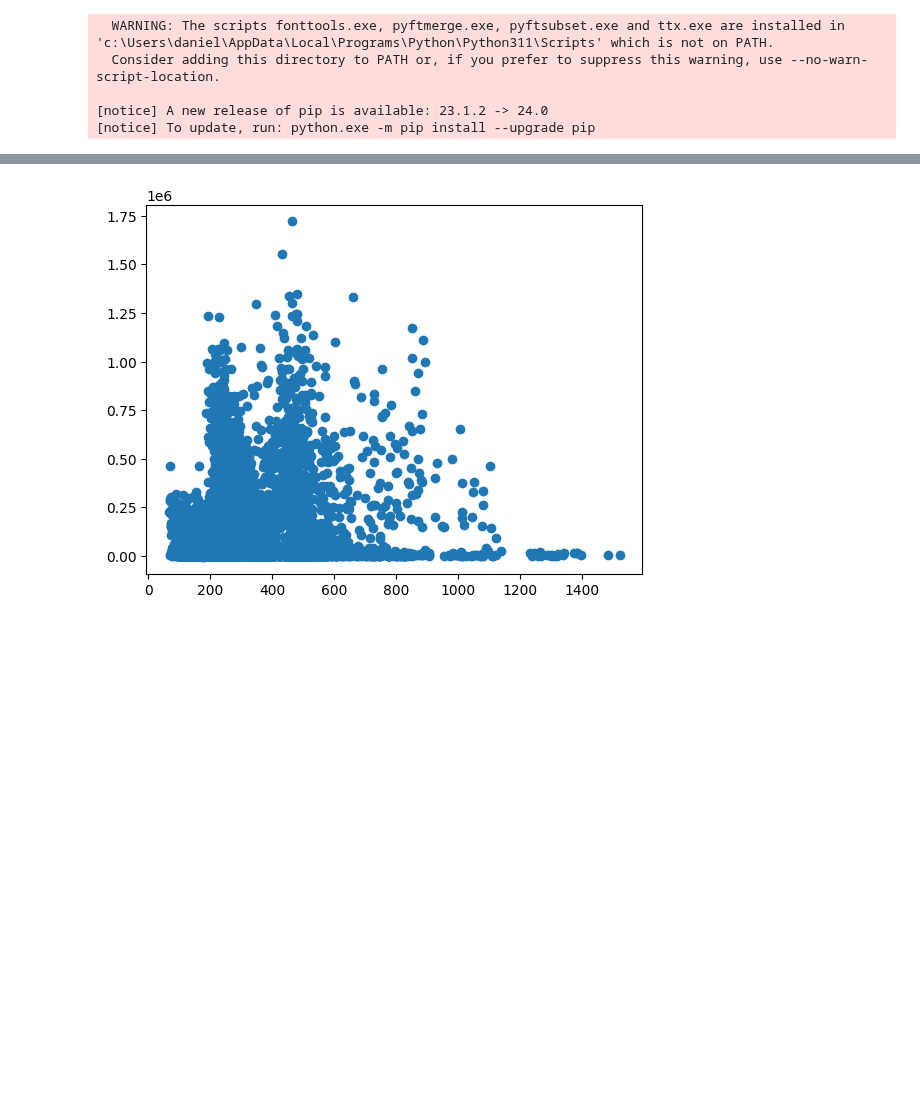
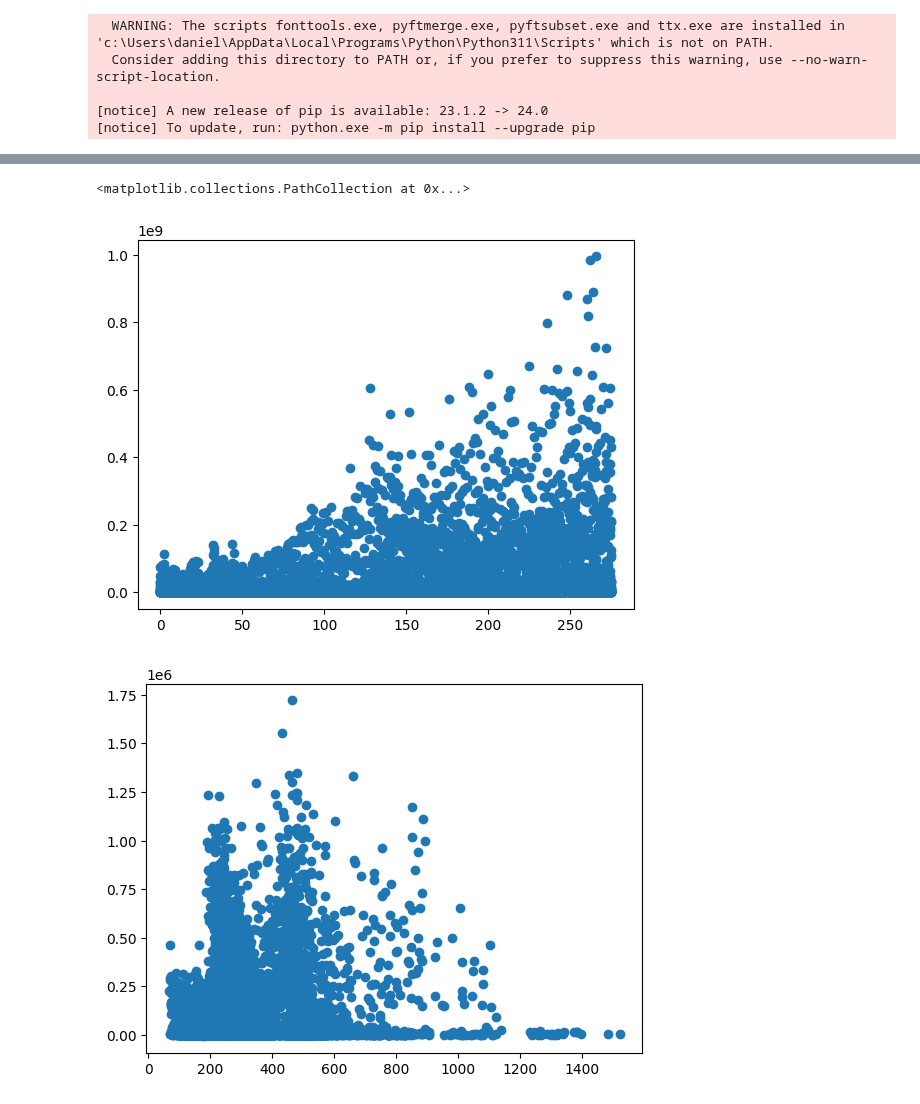
Before and after one commit to Daniel-Dumitrescu/csi4142-project, a Jupyter notebook: Data_Summarization.ipynb, the cells around one changed output, grey strips where cells are left out. Drawn from its saved outputs; the diff is of its cells as text; code cells hidden in the pictures; blank space fills up the shorter version.

```diff
--- a/Data_Summarization.ipynb
+++ b/Data_Summarization.ipynb
@@ -29,9 +37,17 @@ import matplotlib.pyplot as plt
 # %%
 climate_df = pd.read_csv("datasets\climate_dimension.csv")
 # %%
-fact_df = pd.read_csv("cropFactTable.csv")
+fact_df = pd.read_csv("datasets/cropFactTable.csv")
+
 prices = fact_df['Price']
 volumes = fact_df['Volume']
+value = fact_df['Total_Value']
+# %%
+date = fact_df['Date_ID']
+plt.scatter(date,value)
+# %% [output]
+<matplotlib.collections.PathCollection at 0x...>
+[figure, added]
 # %%
 plt.scatter(prices,volumes)
 plt.show()
```
Also changed, not shown: parts of 1 cell of this notebook, 4 other files.
